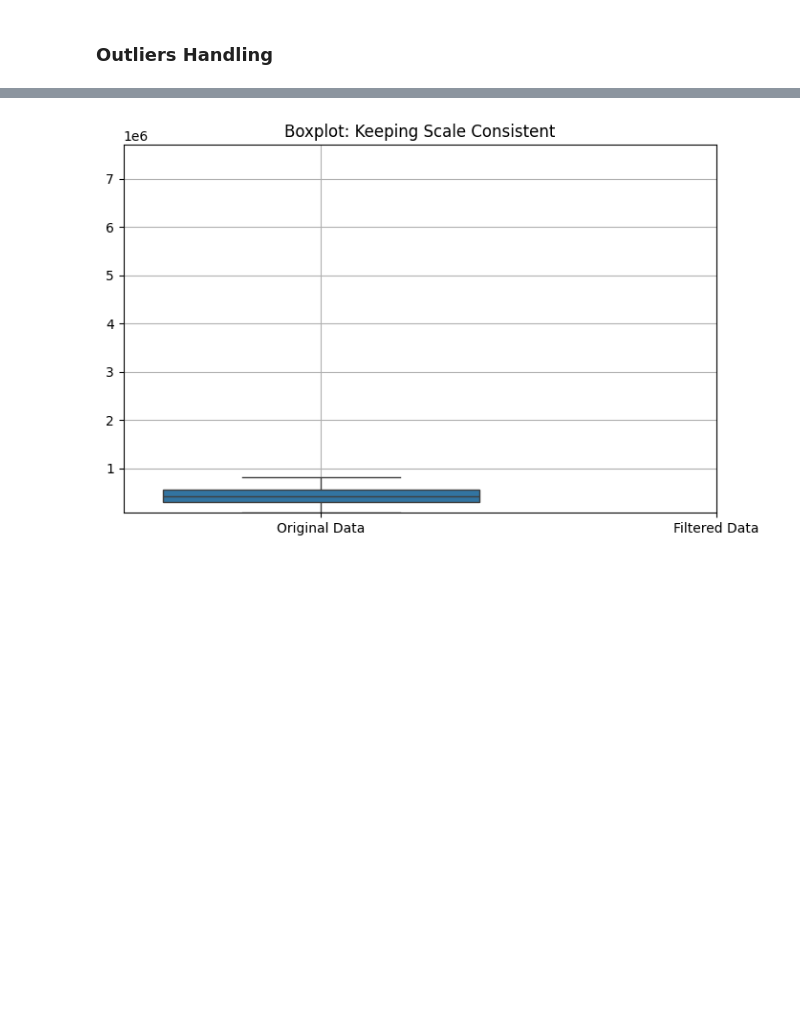
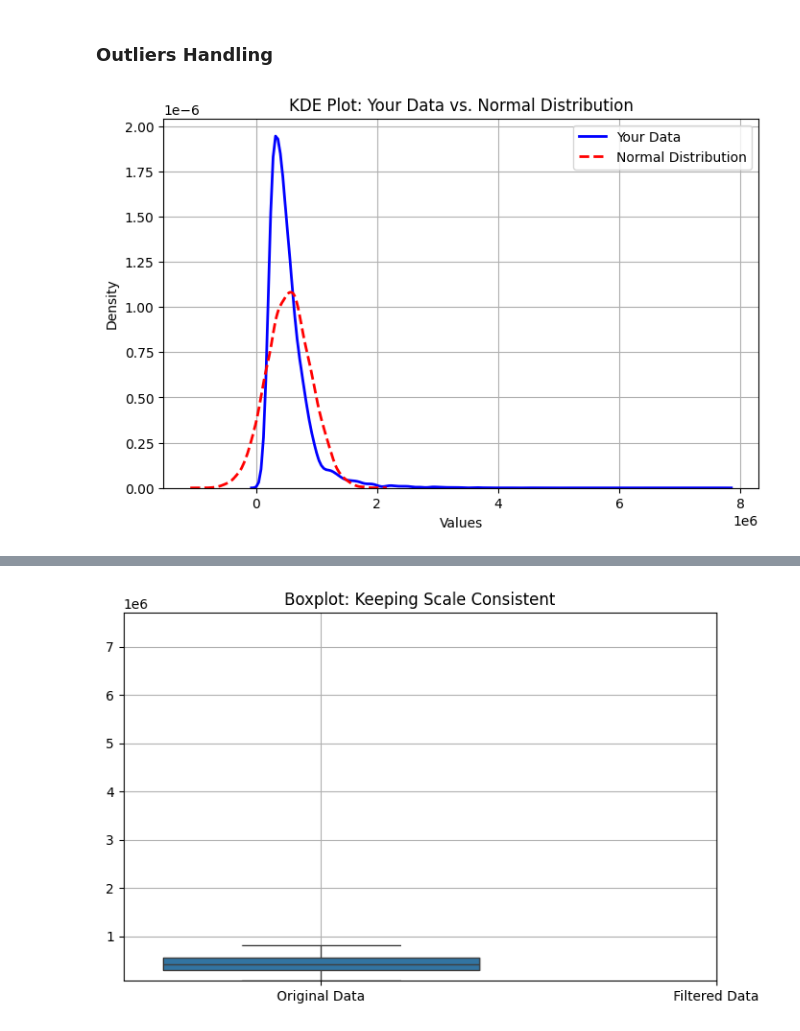
Before and after one commit to Metaphysicist1/GITA-ML, a Jupyter notebook: Task2/Task2_Script.ipynb, the cells around one changed output, grey strips where cells are left out. Saved outputs shown, nothing was run; the diff lists cells and outputs as text; code cells hidden in the pictures; blank space fills up the shorter version.

```diff
--- a/Task2/Task2_Script.ipynb
+++ b/Task2/Task2_Script.ipynb
@@ -124,4 +124,24 @@ price_per_sqft    0
 dtype: int64
 # %% [markdown]
 ### Outliers Handling
+# %%
+mean = df['price'].mean()
+std = df['price'].std()
+normal_dist = np.random.normal(mean, std, len(df['price']))
+
+
+
+plt.figure(figsize=(8, 5))
+
+sns.kdeplot(df['price'], label="Your Data", color="blue", linewidth=2)
+sns.kdeplot(normal_dist, label="Normal Distribution", color="red", linestyle="dashed", linewidth=2)
+
+plt.title("KDE Plot: Your Data vs. Normal Distribution")
+plt.xlabel("Values")
+plt.ylabel("Density")
+plt.legend()
+plt.grid()
+plt.show()
+# %% [output]
+[figure, added]
 # %%
```
Also changed, not shown: parts of 2 cells of this notebook.
